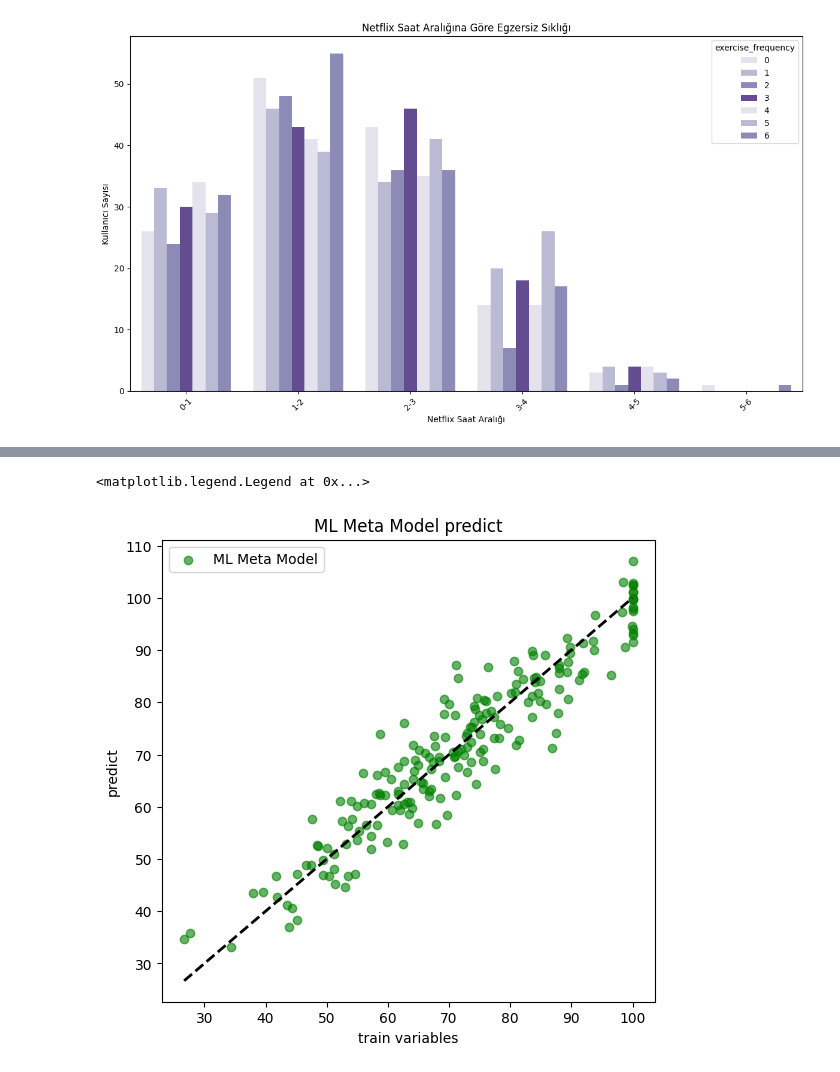
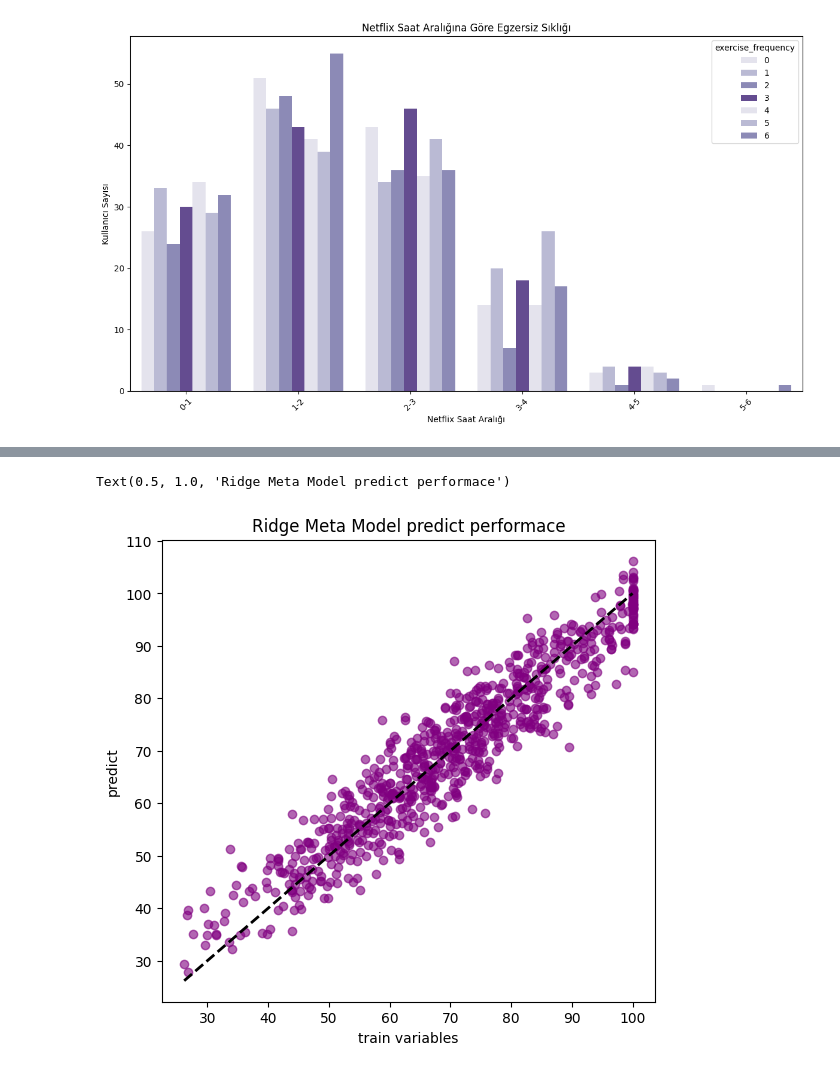
Before and after one commit to yucellgereklioglu/datasciencework, a Jupyter notebook: Student_Habits_vs_Academic_Performance.ipynb, the cells around one changed output, grey strips where cells are left out. Cells and saved outputs as stored; diff of their text form; code cells hidden in the pictures.

```diff
--- a/Student_Habits_vs_Academic_Performance.ipynb
+++ b/Student_Habits_vs_Academic_Performance.ipynb
@@ -159,5 +143,2 @@ X_test
 # %%
 X_train,X_test,y_train,y_test=train_test_split(X,y,test_size=0.2,random_state=42)
-# %%
-X_train = X_train.drop(['student_id'], axis=1)
-X_test=X_test.drop(['student_id'],axis=1)
@@ -210,0 +201,13 @@ StackingRegressor(cv=5,
+# %%
+cat_params = {
+    'iterations': [100],
+    'learning_rate': [0.03],
+    'depth': [6],
+    'l2_leaf_reg': [1, 5],
+    'border_count': [32],
+    'loss_function': ['RMSE']
+}
+cat=CatBoostRegressor(random_state=42)
+catrandom = RandomizedSearchCV(estimator=cat, param_distributions=cat_params,
+                               n_iter=40, cv=3, verbose=0, random_state=42, n_jobs=-1, scoring='r2')
+catrandom.fit(X_train, y_train)
@@ -210,0 +241,6 @@ StackingRegressor(cv=5,
+# %%
+best_rf = rfrandom.best_estimator_
+best_xgb = xgbrandom.best_estimator_
+best_cat = catrandom.best_estimator_
+stack=StackingRegressor(estimators=[('rf', best_rf), ('xgb', best_xgb), ('cat', best_cat)], final_estimator=LinearRegression())
+stack.fit(X_train, y_train)
@@ -211,13 +282,8 @@ StackingRegressor(cv=5,
 # %%
-X_meta=np.zeros((X_test.shape[0],3))
-for fold_idx, (train_idx, val_idx) in enumerate(kf.split(X_train)):
-    X_tr, X_val = X_train.iloc[train_idx], X_train.iloc[val_idx]
-    y_tr, y_val = y_train.iloc[train_idx], y_train.iloc[val_idx]
-    rf.fit(X_tr, y_tr)
-    xgb.fit(X_tr, y_tr)
-    cat.fit(X_tr, y_tr)
 X_meta = np.zeros((X_train.shape[0], 3))
-for fold_idx, (train_idx, val_idx) in enumerate(kf.split(X_train)):
+kf = KFold(n_splits=6, shuffle=True, random_state=42)
+
+for fold_idx, (train_idx, val_idx) in enumerate(kf.split(X_train, y_train)):
     X_tr, X_val = X_train.iloc[train_idx], X_train.iloc[val_idx]
     y_tr, y_val = y_train.iloc[train_idx], y_train.iloc[val_idx]
     rf.fit(X_tr, y_tr)
@@ -229,6 +295,6 @@ for fold_idx, (train_idx, val_idx) in enumerate(kf.split(X_train)):
 meta_model = Ridge()
 meta_model.fit(X_meta, y_train)
 y_predmeta=meta_model.predict(X_meta)
-print("Meta Model R2 Score:", r2_score(y_train, y_predmeta))
-print("Meta Model RMSE:", root_mean_squared_error(y_train, y_predmeta))
+print(r2_score(y_train,y_predmeta))
+print(root_mean_squared_error(y_train,y_predmeta))
 # %% [output]
@@ -237,12 +318,11 @@ Meta Model RMSE: 5.597825337105378
 # %%
 plt.figure(figsize=(14, 6))
 plt.subplot(1, 2, 1)
-plt.scatter(y_test, y_pred_meta, alpha=0.6, color='green', label='ML Meta Model')
-plt.plot([y_test.min(), y_test.max()], [y_test.min(), y_test.max()], 'k--', lw=2)
+plt.scatter(y_train, y_predmeta, alpha=0.6, color='purple', label='Ridge Meta Model')
+plt.plot([y_train.min(), y_train.max()], [y_train.min(), y_train.max()], 'k--', lw=2)
 plt.xlabel("train variables")
 plt.ylabel("predict")
-plt.title("ML Meta Model predict")
-plt.legend()
+plt.title("Ridge Meta Model predict performace")
 # %% [output]
-<matplotlib.legend.Legend at 0x...>
+Text(0.5, 1.0, 'Ridge Meta Model predict performace')
-[figure, old version]
+[figure, new version]
```
Also changed, not shown: parts of 14 cells of this notebook.
